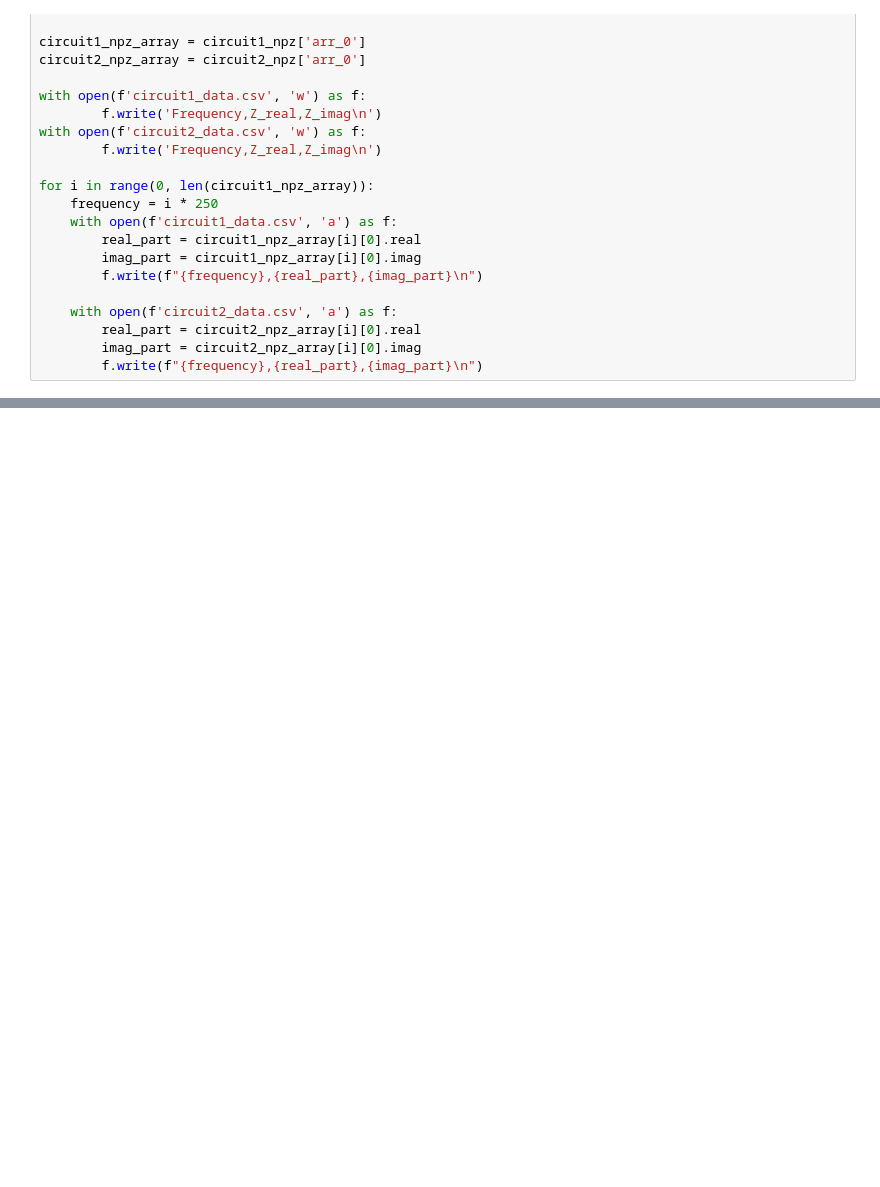
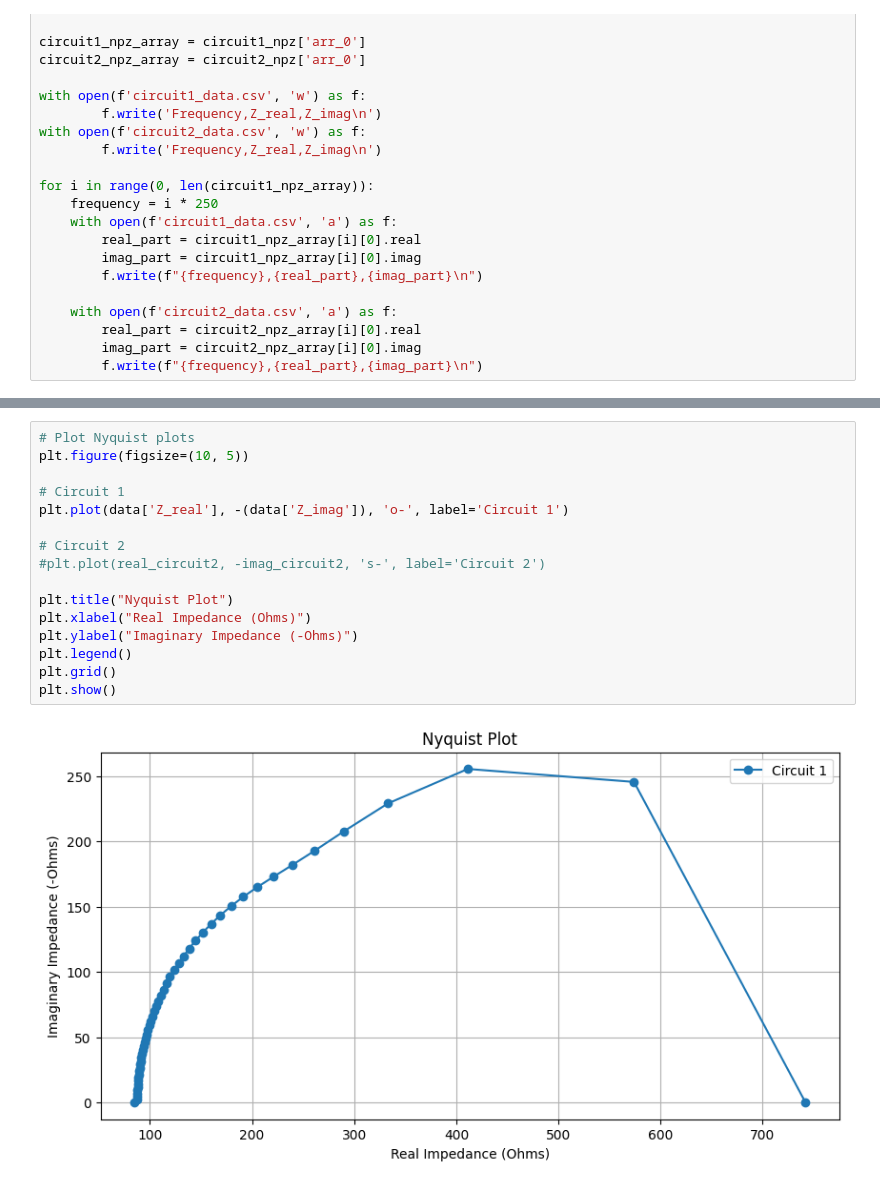
Before and after one commit to calvinbootsman/Data-Fusion-Architecture, a Jupyter notebook: Assignment 2.ipynb, the cells around one changed output, grey strips where cells are left out. Saved outputs shown, nothing was run; the diff lists cells and outputs as text; blank space fills up the shorter version.

```diff
--- a/Assignment 2.ipynb
+++ b/Assignment 2.ipynb
@@ -241,0 +243,18 @@ plt.show()
+# %%
+# Plot Nyquist plots
+plt.figure(figsize=(10, 5))
+
+# Circuit 1
+plt.plot(data['Z_real'], -(data['Z_imag']), 'o-', label='Circuit 1')
+
+# Circuit 2
+#plt.plot(real_circuit2, -imag_circuit2, 's-', label='Circuit 2')
+
+plt.title("Nyquist Plot")
+plt.xlabel("Real Impedance (Ohms)")
+plt.ylabel("Imaginary Impedance (-Ohms)")
+plt.legend()
+plt.grid()
+plt.show()
+# %% [output]
+[figure, added]
```
Also changed, not shown: parts of 2 cells of this notebook.
